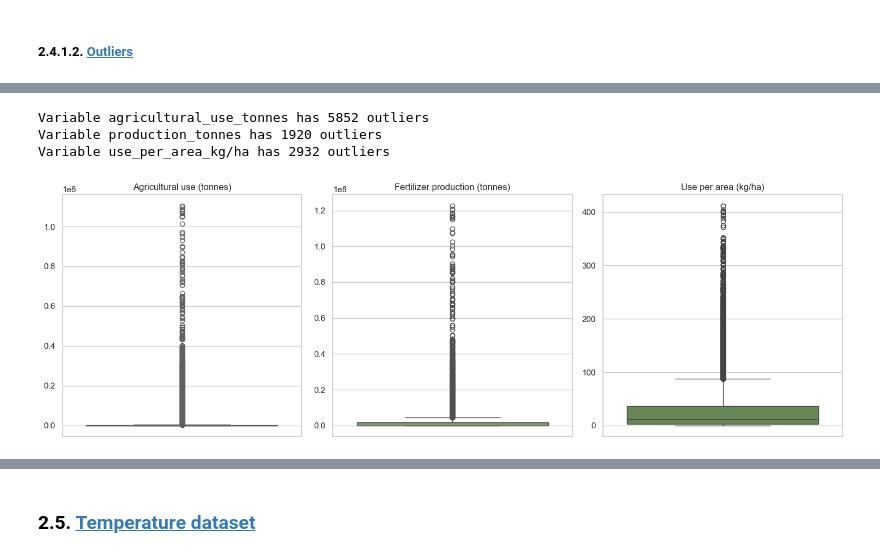
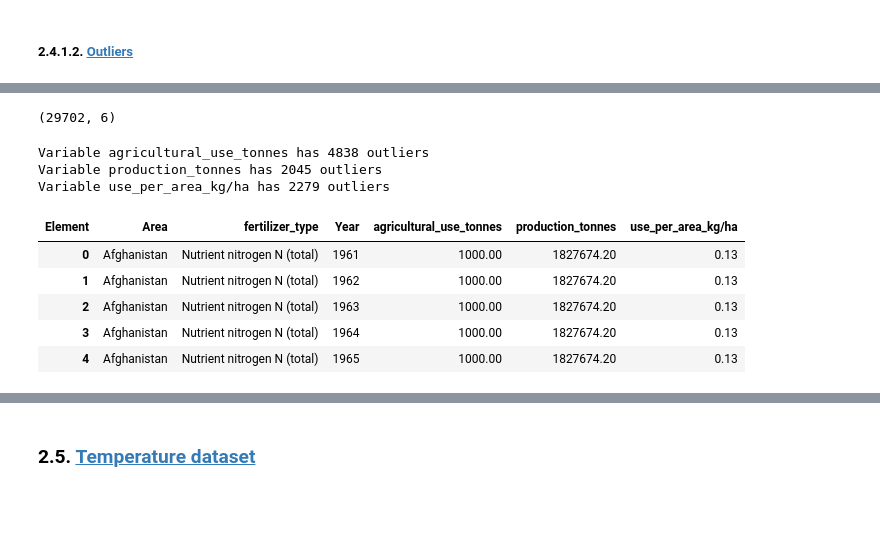
Before and after one commit to CrisDAndres/proyecto_agrotech, a Jupyter notebook: preprocessing.ipynb, the cells around one changed output, grey strips where cells are left out. Cells and saved outputs as stored; diff of their text form; code cells hidden in the pictures; blank space fills up the shorter version.

```diff
--- a/preprocessing.ipynb
+++ b/preprocessing.ipynb
@@ -876,3 +896,9 @@ fert_filtered.describe().T.round(2)
+# %%
+# the minimun value is 0 in the three variables. Delete these rows
+fert_filtered = fert_filtered[~((fert_filtered['agricultural_use_tonnes'] == 0) | (fert_filtered['production_tonnes'] == 0) | (fert_filtered['use_per_area_kg/ha'] == 0))]
+fert_filtered.shape
+# %% [output]
+(29702, 6)
 # %%
 # visualise outliers: This function prints the outliers for each column.
 
@@ -891,6 +917,15 @@ def outliers (df):
 
 outliers(fert_filtered)
 # %% [output]
-Variable agricultural_use_tonnes has 5852 outliers
-Variable production_tonnes has 1920 outliers
-Variable use_per_area_kg/ha has 2932 outliers
+Variable agricultural_use_tonnes has 4838 outliers
+Variable production_tonnes has 2045 outliers
+Variable use_per_area_kg/ha has 2279 outliers
+# %%
+fert_filtered.head()
+# %% [output]
+| Element | Area | fertilizer_type | Year | agricultural_use_tonnes | production_tonnes | use_per_area_kg/ha |
+| 0 | Afghanistan | Nutrient nitrogen N (total) | 1961 | 1000.00 | 1827674.20 | 0.13 |
+| 1 | Afghanistan | Nutrient nitrogen N (total) | 1962 | 1000.00 | 1827674.20 | 0.13 |
+| 2 | Afghanistan | Nutrient nitrogen N (total) | 1963 | 1000.00 | 1827674.20 | 0.13 |
+| 3 | Afghanistan | Nutrient nitrogen N (total) | 1964 | 1000.00 | 1827674.20 | 0.13 |
+| 4 | Afghanistan | Nutrient nitrogen N (total) | 1965 | 1000.00 | 1827674.20 | 0.13 |
@@ -897,29 +936,24 @@ Variable use_per_area_kg/ha has 2932 outliers
 # %%
-# Create boxplot
-fert_var1 = fert_filtered['agricultural_use_tonnes']
-fert_var2 = fert_filtered['production_tonnes']
-fert_var3 = fert_filtered['use_per_area_kg/ha']
+# # Create boxplot
 
-# Create subplots
-fig, axes = plt.subplots(nrows=1, ncols=3,figsize=(15, 5))
+# # Create subplots
+# fig, axes = plt.subplots(nrows=1, ncols=3,figsize=(15, 5))
 
-fig = sns.boxplot(y=fert_var1, data=fert_filtered, ax=axes[0], color = agro[1])
-axes[0].set_title('Agricultural use (tonnes)')
-axes[0].set_ylabel('')
+# fig = sns.boxplot(y=fert_var1['agricultural_use_tonnes'], data=fert_var1, ax=axes[0], color = agro[1])
+# axes[0].set_title('Agricultural use (tonnes)')
+# axes[0].set_ylabel('')
 
-fig = sns.boxplot(y=fert_var2, data=fert_filtered, ax=axes[1], color = agro[2])
-axes[1].set_title('Fertilizer production (tonnes)')
-axes[1].set_ylabel('')
+# fig = sns.boxplot(y=fert_var2['production_tonnes'], data=fert_var2, ax=axes[1], color = agro[2])
+# axes[1].set_title('Fertilizer production (tonnes)')
+# axes[1].set_ylabel('')
 
-fig = sns.boxplot(y=fert_var3, data=fert_filtered, ax=axes[2], color = agro[3])
-axes[2].set_title('Use per area (kg/ha)')
-axes[2].set_ylabel('')
+# fig = sns.boxplot(y=fert_var3['use_per_area_kg/ha'], data=fert_var3, ax=axes[2], color = agro[3])
+# axes[2].set_title('Use per area (kg/ha)')
+# axes[2].set_ylabel('')
 
-# Adjust the design
-plt.tight_layout()
+# # Adjust the design
+# plt.tight_layout()
 
-# Show
-plt.show()
+# # Show
+# plt.show()
-# %% [output]
-[figure, removed]
 # %%
```
Also changed, not shown: parts of 33 cells of this notebook, 3 other files.
